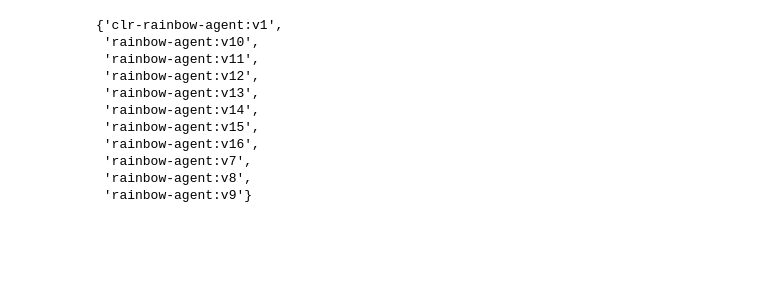
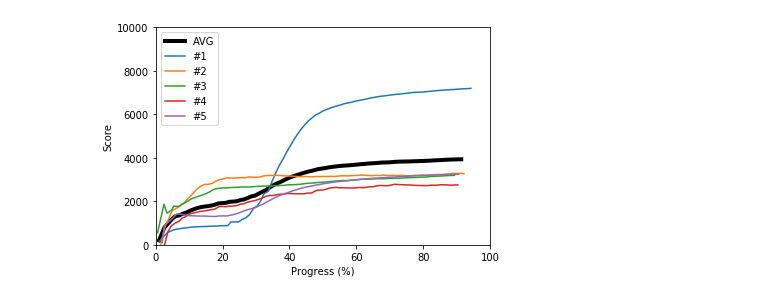
Before and after one commit to seungjaeryanlee/retro-agents, a Jupyter notebook: Plot.ipynb, the cells around one changed output. Cells and saved outputs as stored; diff of their text form; code cells hidden in the pictures; blank space fills up the shorter version.

```diff
--- a/Plot.ipynb
+++ b/Plot.ipynb
@@ -82,4 +102,8 @@ def plot_scores(agent_name):
     plt.xlabel('Progress (%)')
     plt.ylabel('Score')
     plt.show()
+# %%
+plot_scores('custom:v6')
+# %% [output]
+[figure, added]
 # %%
@@ -94,18 +118,4 @@ def compare_agents(agent1, agent2, task=None):
     plt.xlabel('Progress (%)')
     plt.ylabel('Score')
     plt.show()
-# %%
-get_agents()
-# %% [output]
-{'clr-rainbow-agent:v1',
- 'rainbow-agent:v10',
- 'rainbow-agent:v11',
- 'rainbow-agent:v12',
- 'rainbow-agent:v13',
- 'rainbow-agent:v14',
- 'rainbow-agent:v15',
- 'rainbow-agent:v16',
- 'rainbow-agent:v7',
- 'rainbow-agent:v8',
- 'rainbow-agent:v9'}
 # %%
```
Also changed, not shown: parts of 4 cells of this notebook.
